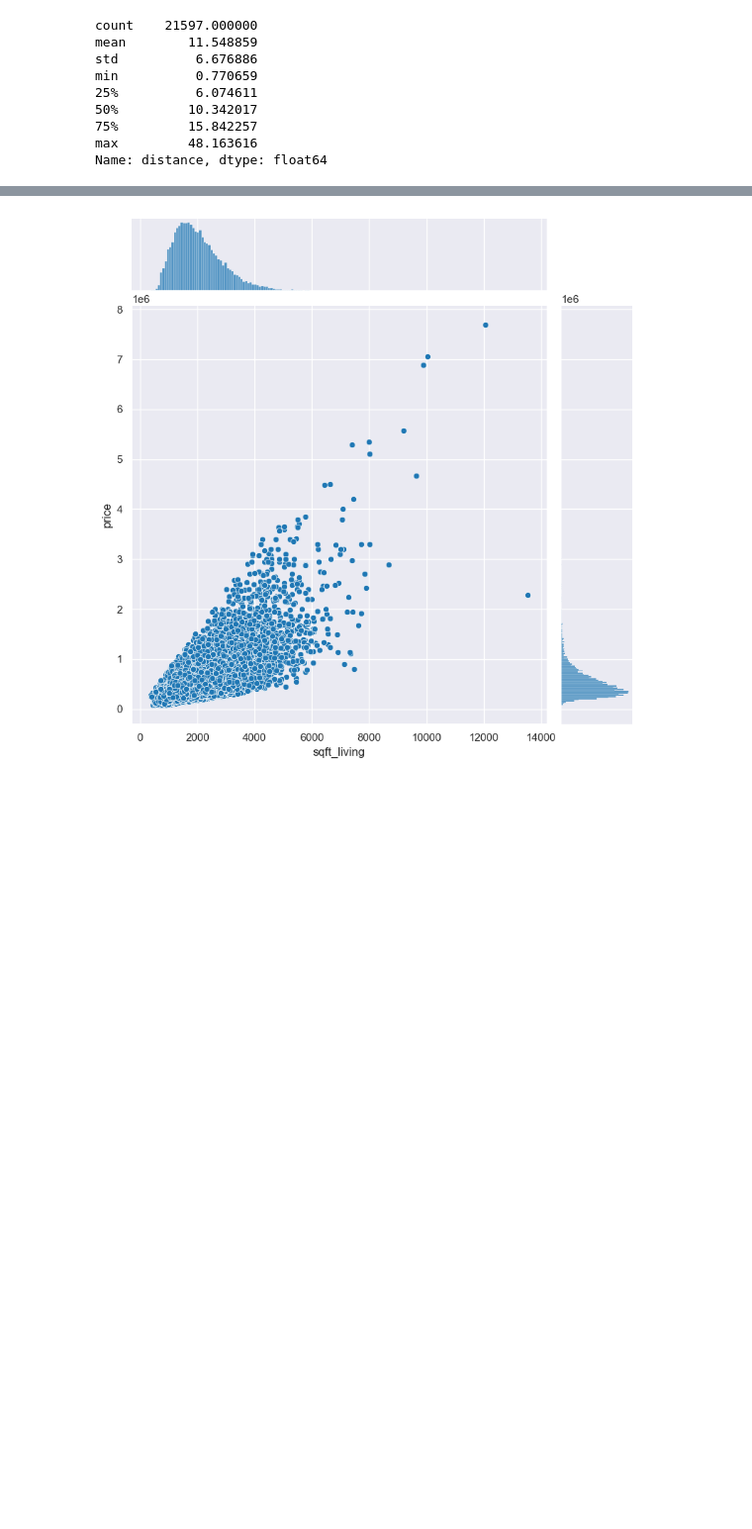
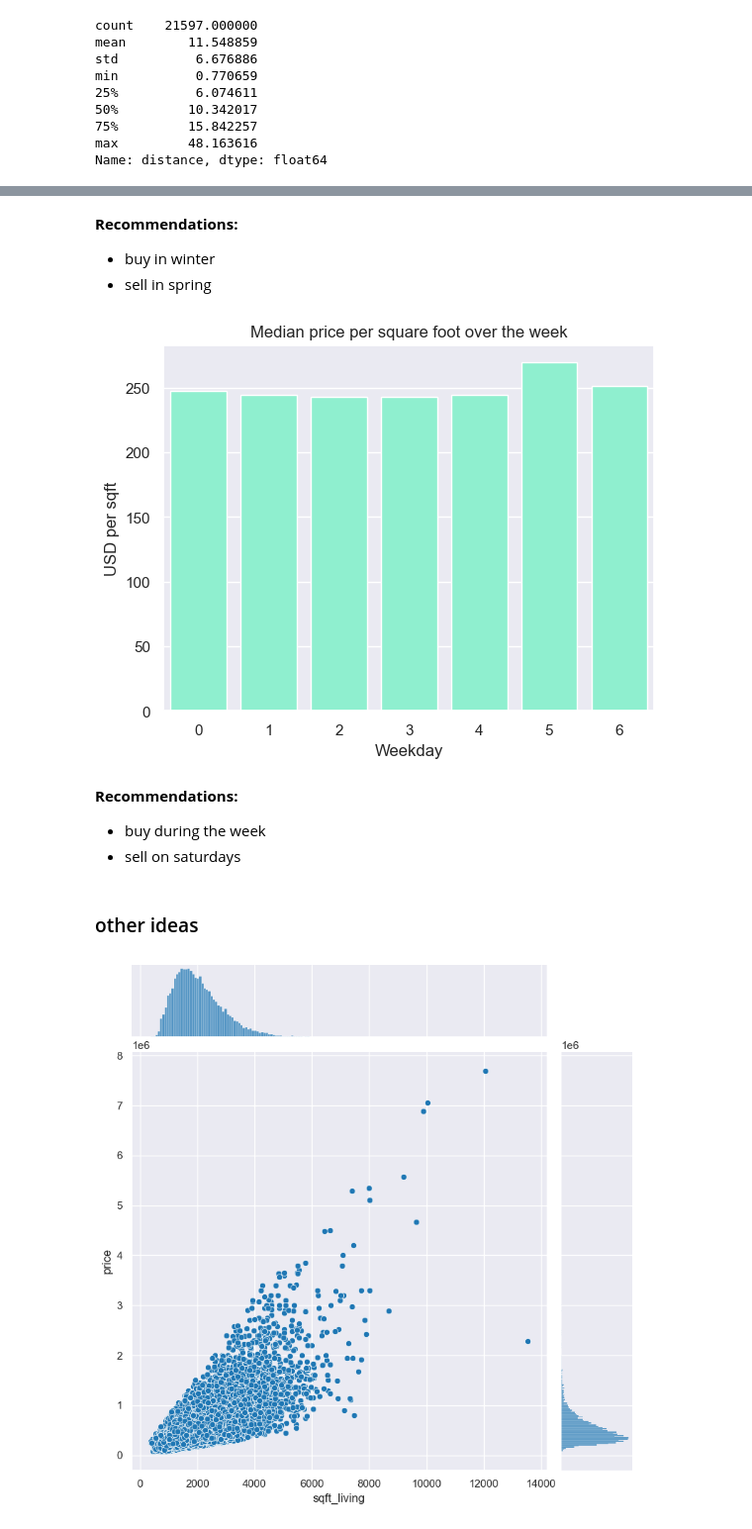
Before and after one commit to markus-baden/eda-king-county-housing, a Jupyter notebook: EDA.ipynb, the cells around one changed output, grey strips where cells are left out. Shown: that part at 99% size. Cells and saved outputs as stored; diff of their text form; code cells hidden in the pictures; blank space fills up the shorter version.

```diff
--- a/EDA.ipynb
+++ b/EDA.ipynb
@@ -233,3 +250,23 @@ fig.plot([seattle_center[1]],[seattle_center[0]],'o',ms=60,mec='r',mfc='none')
+# %% [markdown]
+**Recommendations:**
+* buy in winter
+* sell in spring
+# %%
+# plot median prices per sqft for each weekday
+price_by_weekday = df_housing.groupby(df_housing.date.dt.weekday)['usd_per_sqft'].median()
+price_by_weekday = pd.DataFrame({'weekday':price_by_weekday.index, 'median_usd_per_sqft':price_by_weekday.values})
+
+fig = sns.barplot(data=price_by_weekday, x='weekday', y='median_usd_per_sqft', color='aquamarine')
+fig.set(xlabel='Weekday', ylabel='USD per sqft', title='Median price per square foot over the week')
+plt.show()
+# %% [output]
+[figure, added]
+# %% [markdown]
+**Recommendations:**
+* buy during the week
+* sell on saturdays
+# %% [markdown]
+### other ideas
 # %%
 sns.set_theme(context='notebook', style='darkgrid', palette='tab10')
 sns.color_palette("rocket", as_cmap=True)
```
Also changed, not shown: parts of 10 cells of this notebook.
